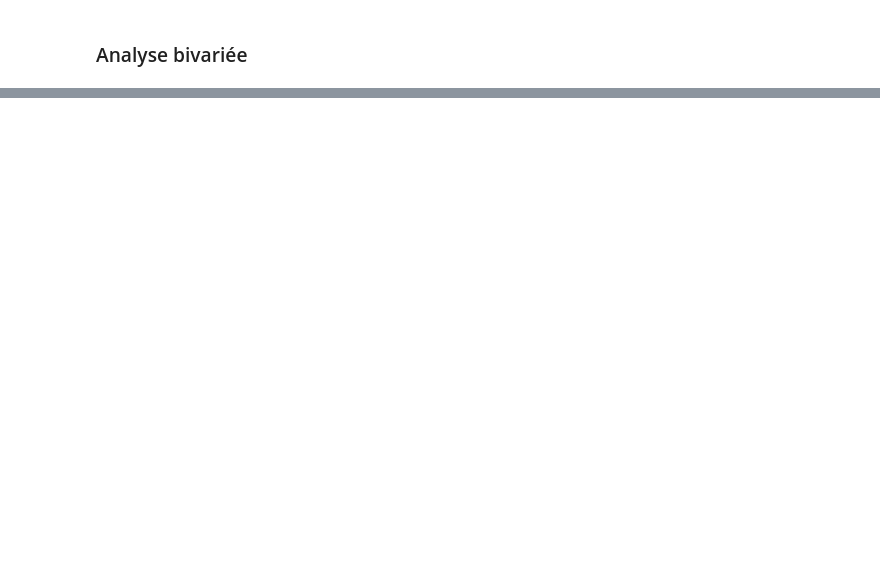
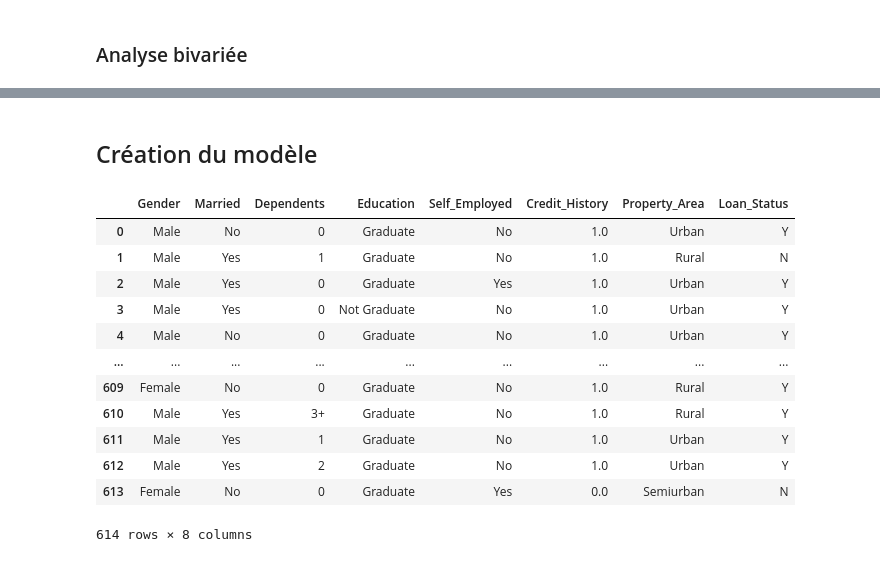
Before and after one commit to Ibrahim-Abbadi/Home-Loan, a Jupyter notebook: Forecasting a Housing Loan.ipynb, the cells around one changed output, grey strips where cells are left out. Saved outputs shown, nothing was run; the diff lists cells and outputs as text; code cells hidden in the pictures; blank space fills up the shorter version.

```diff
--- a/Forecasting a Housing Loan.ipynb
+++ b/Forecasting a Housing Loan.ipynb
@@ -188,0 +223,19 @@ sns.heatmap(matrix,vmax=.8,square=True,cmap='BuPu',annot=True)
+# %% [markdown]
+## Création du modèle
+# %%
+df_cat=df[var_cat]
+df_cat
+# %% [output]
+|  | Gender | Married | Dependents | Education | Self_Employed | Credit_History | Property_Area | Loan_Status |
+| 0 | Male | No | 0 | Graduate | No | 1.0 | Urban | Y |
+| 1 | Male | Yes | 1 | Graduate | No | 1.0 | Rural | N |
+| 2 | Male | Yes | 0 | Graduate | Yes | 1.0 | Urban | Y |
+| 3 | Male | Yes | 0 | Not Graduate | No | 1.0 | Urban | Y |
+| 4 | Male | No | 0 | Graduate | No | 1.0 | Urban | Y |
+| ... | ... | ... | ... | ... | ... | ... | ... | ... |
+| 609 | Female | No | 0 | Graduate | No | 1.0 | Rural | Y |
+| 610 | Male | Yes | 3+ | Graduate | No | 1.0 | Rural | Y |
+| 611 | Male | Yes | 1 | Graduate | No | 1.0 | Urban | Y |
+| 612 | Male | Yes | 2 | Graduate | No | 1.0 | Urban | Y |
+| 613 | Female | No | 0 | Graduate | Yes | 0.0 | Semiurban | N |
+614 rows × 8 columns
```
Also changed, not shown: parts of 23 cells of this notebook, 2 other files.
